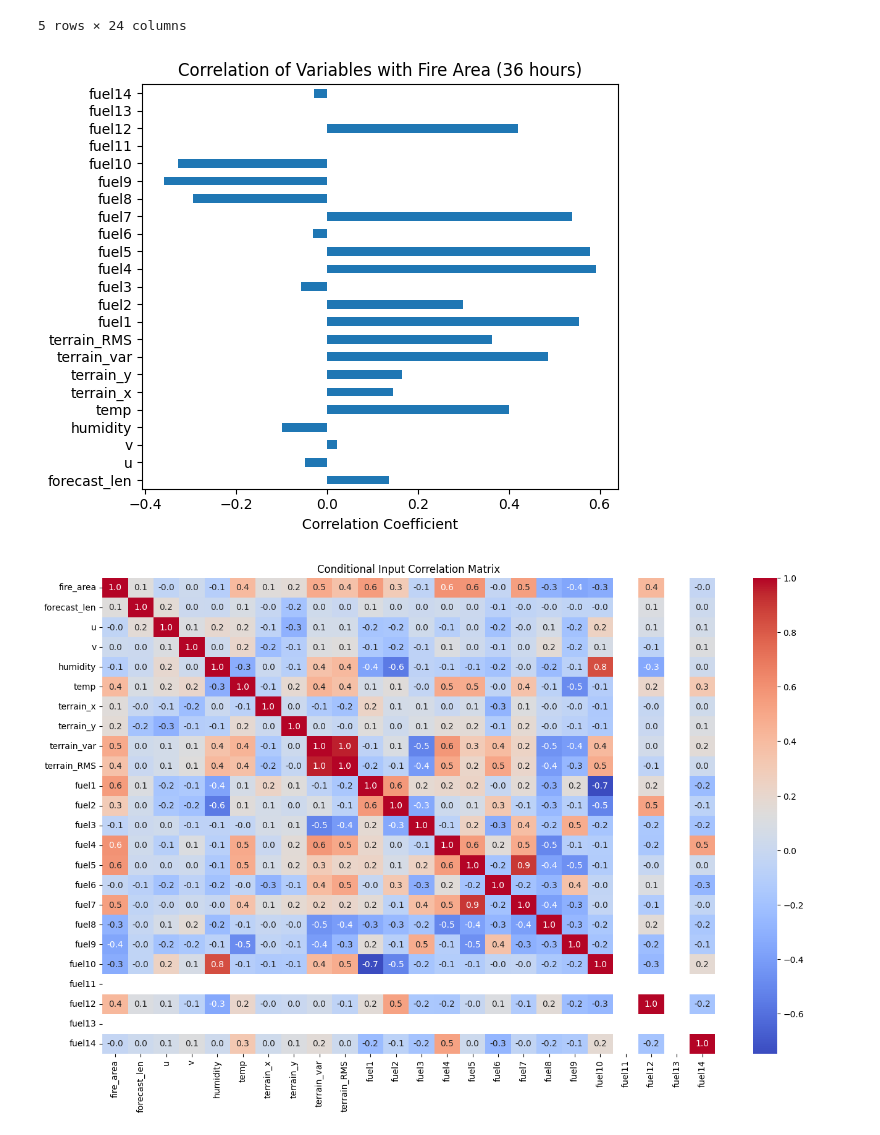
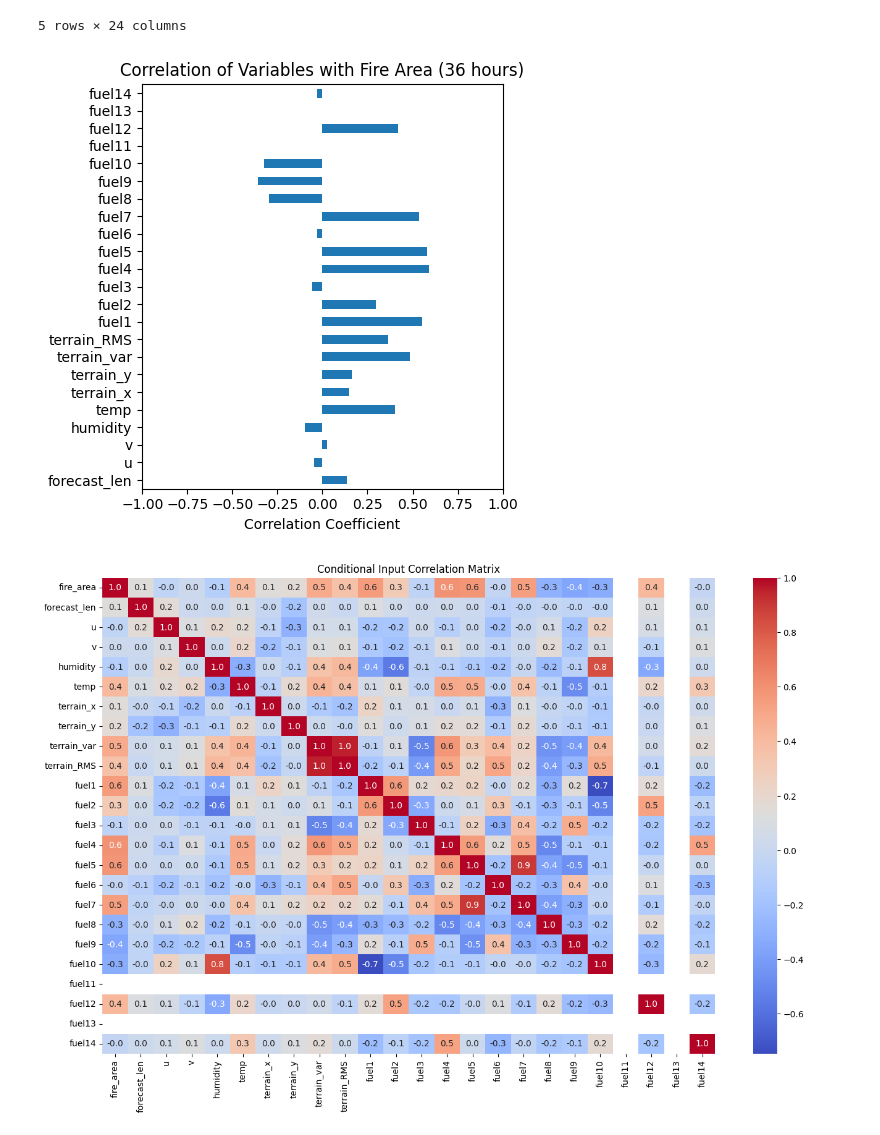
Before and after one commit to isaaclee2/Wildfire_Research, a Jupyter notebook: model_analysis.ipynb, the cells around one changed output. Saved outputs shown, nothing was run; the diff lists cells and outputs as text; code cells hidden in the pictures.

```diff
--- a/model_analysis.ipynb
+++ b/model_analysis.ipynb
@@ -430,19 +459,17 @@ df.tail()
 | 122 | 0.049647 | 0.697390 | 0.417468 | 0.422929 | 0.243333 | 0.767553 | 0.540910 | 0.618964 | 0.331923 | ... |
 5 rows × 24 columns
 # %%
-# Get correlations with fire area (assuming fire area is first column)
-fire_area_corr = df.corr().iloc[0, 1:]  # First row, excluding self-correlation
+fire_area_corr = df.corr().iloc[0, 1:]
 
-plt.figure(figsize=(6, 5))
+plt.figure(figsize=(5, 5))
 fire_area_corr.plot(kind='barh')
+plt.xlim(-1, 1)
 plt.title("Correlation of Variables with Fire Area (36 hours)")
 plt.xlabel("Correlation Coefficient")
 plt.tight_layout()
 plt.show()
-
-# color positive and negative corrleations
 # %% [output]
-[figure, old version]
+[figure, new version]
 # %%
 plt.figure(figsize=(16,10))
 sns.heatmap(df.corr(), annot=True, fmt="0.1f", cmap="coolwarm")
```
Also changed, not shown: parts of 8 cells of this notebook, 1 other file.
